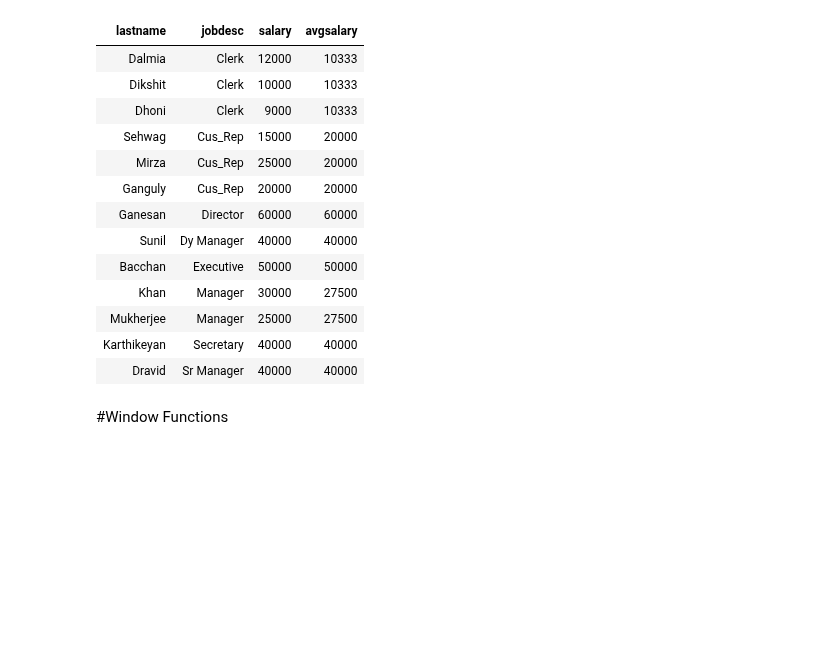
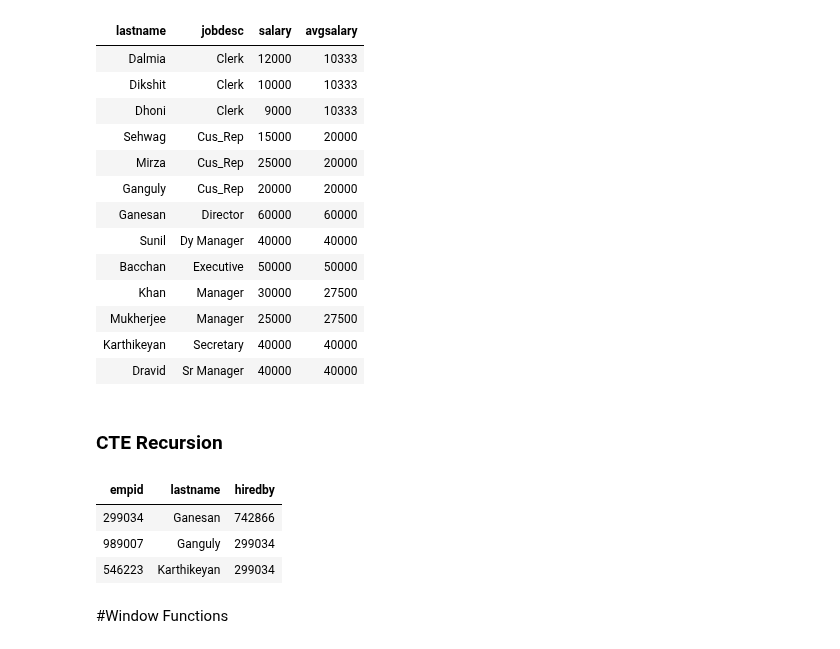
Before and after one commit to Praxis-QR/RDWH, a Jupyter notebook: PG24_2A_SQL42.ipynb, the cells around one changed output. Cells and saved outputs as stored; diff of their text form; code cells hidden in the pictures; blank space fills up the shorter version.

```diff
--- a/PG24_2A_SQL42.ipynb
+++ b/PG24_2A_SQL42.ipynb
@@ -887,6 +887,29 @@ runSelect(sql)
 | Mukherjee | Manager | 25000 | 27500 |
 | Karthikeyan | Secretary | 40000 | 40000 |
 | Dravid | Sr Manager | 40000 | 40000 |
+# %% [markdown]
+### CTE Recursion
+# %%
+# recursion
+sql = "\
+with recursive hiring_chain as (\
+select empid, lastname, hiredby \
+    from empl where lastname = 'Ganesan' \
+union \
+select \
+e.empid, e.lastname,e.hiredby \
+    from empl e \
+    inner join hiring_chain hc on hc.empid = e.hiredby \
+) \
+select * from hiring_chain \
+"
+
+runSelect(sql)
+# %% [output]
+| empid | lastname | hiredby |
+| 299034 | Ganesan | 742866 |
+| 989007 | Ganguly | 299034 |
+| 546223 | Karthikeyan | 299034 |
 # %% [markdown]
 #Window Functions
 # %%
```
Also changed, not shown: parts of 3 cells of this notebook.
